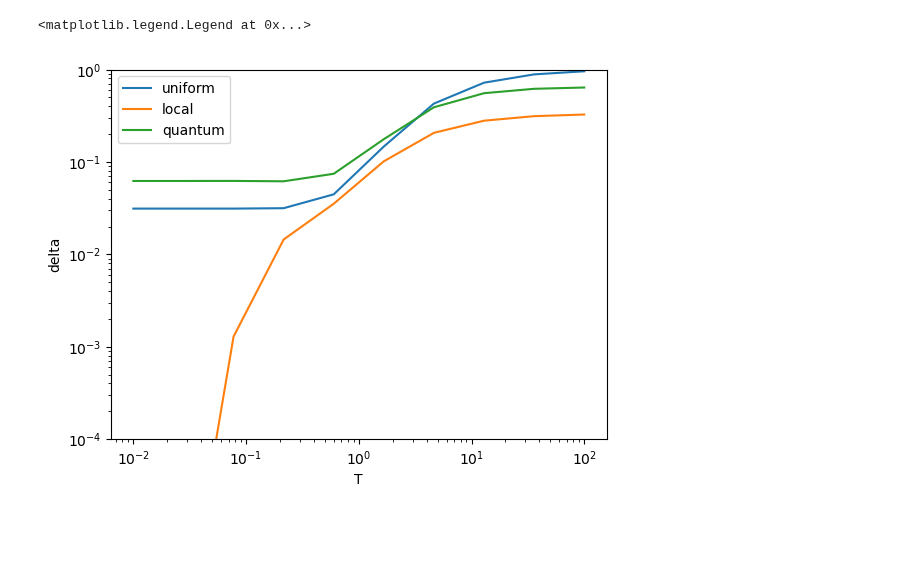
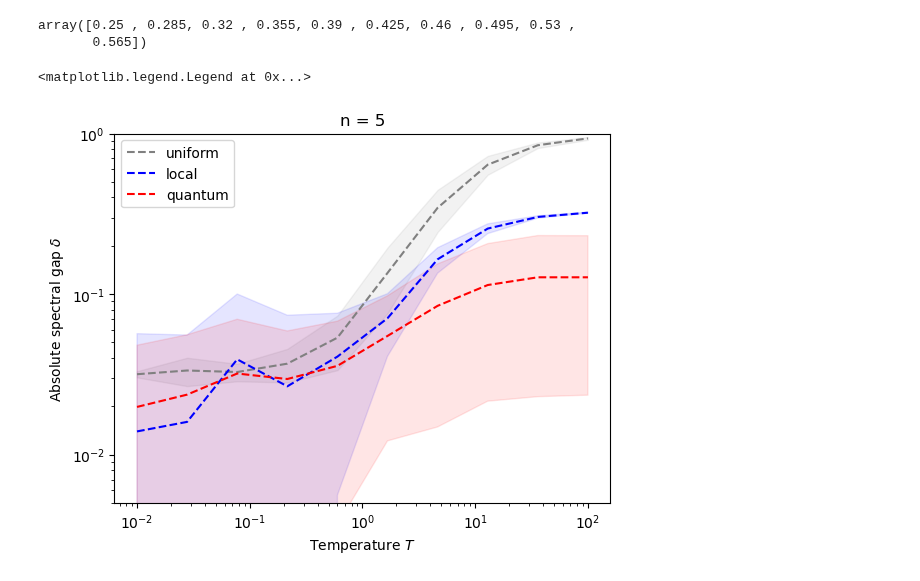
Before and after one commit to petr-ivashkov/quantum-mcmc, a Jupyter notebook: quantum_proposal.ipynb, the cells around one changed output. Drawn from its saved outputs; the diff is of its cells as text; code cells hidden in the pictures; blank space fills up the shorter version.

```diff
--- a/quantum_proposal.ipynb
+++ b/quantum_proposal.ipynb
@@ -11,3 +6,6 @@ m = IsingModel(J,h)
+# %%
+n = 5
+m = RandomIsingModel(n)
 # %%
 def get_proposal_mat_quantum(m, gamma=0.7, t=1):
     '''Get a quantum proposal matrix for a given Ising model.'''
@@ -15,10 +13,19 @@ def get_proposal_mat_quantum(m, gamma=0.7, t=1):
     H_z = sum([-m.h_rescaled[i]*Z(i,n) for i in range(n)])
     H_x = sum([X(i,n) for i in range(n)])
     H = (1-gamma) *(H_zz + H_z) + gamma*H_x
+    assert np.allclose(H.T, H), 'H must be symmetric.'
+
     proposal_mat = np.zeros((2**m.n, 2**m.n))
     for s in range(2**m.n):
         out_state = sparse_la.expm_multiply(-1j * H * t, get_basis_state(s,m.n))
         transitions = [np.abs(a)**2 for a in out_state]
         proposal_mat[:,s] = transitions
+
+    assert is_stochastic(proposal_mat), 'Proposal matrix is not stochastic.'
     return proposal_mat
+# %%
+np.linspace(0.25, 0.6, num_gammas, endpoint=False)
+# %% [output]
+array([0.25 , 0.285, 0.32 , 0.355, 0.39 , 0.425, 0.46 , 0.495, 0.53 ,
+       0.565])
 # %%
@@ -47,11 +64,40 @@ for T in tqdm(T_arr):
-# %%
-plt.loglog(T_arr, delta_random_arr, label = 'uniform')
-plt.loglog(T_arr, delta_local_arr, label = 'local')
-plt.loglog(T_arr, delta_quantum_arr, label = 'quantum')
-plt.xlabel('T')
-plt.ylabel('delta')
-plt.ylim(0.0001, 1)
-plt.legend()
-# %% [output]
-<matplotlib.legend.Legend at 0x...>
-[figure, removed]
+# %%
+delta_random_arr_avg = np.mean(delta_random_arr, axis=1)
+delta_random_arr_std = np.std(delta_random_arr, axis=1)
+
+delta_local_arr_avg = np.mean(delta_local_arr, axis=1)
+delta_local_arr_std = np.std(delta_local_arr, axis=1)
+
+delta_quantum_arr_avg = np.mean(delta_quantum_arr, axis=(1,2))
+delta_quantum_arr_std = np.std(delta_quantum_arr, axis=(1,2))
+# %%
+plt.plot(T_arr, delta_random_arr_avg, '--', color='grey', label = 'uniform')
+plt.plot(T_arr, delta_local_arr_avg, '--', color='blue', label = 'local')
+plt.plot(T_arr, delta_quantum_arr_avg, '--', color='red', label = 'quantum')
+
+plt.fill_between(T_arr,
+                 delta_random_arr_avg-delta_random_arr_std,
+                 delta_random_arr_avg+delta_random_arr_std,
+                 color='grey',
+                 alpha=0.1)
+plt.fill_between(T_arr,
+                 delta_local_arr_avg-delta_local_arr_std,
+                 delta_local_arr_avg+delta_local_arr_std,
+                 color='blue',
+                 alpha=0.1)
+plt.fill_between(T_arr,
+                 delta_quantum_arr_avg-delta_quantum_arr_std,
+                 delta_quantum_arr_avg+delta_quantum_arr_std,
+                 color='red',
+                 alpha=0.1)
+
+plt.title(f'n = {n}')
+plt.xlabel('Temperature $T$')
+plt.ylabel('Absolute spectral gap $\delta$')
+plt.ylim(0.005, 1)
+plt.yscale('log')
+plt.xscale('log')
+plt.legend()
+# %% [output]
+<matplotlib.legend.Legend at 0x...>
+[figure, added]
```
Also changed, not shown: parts of 5 cells of this notebook, 3 other files.
